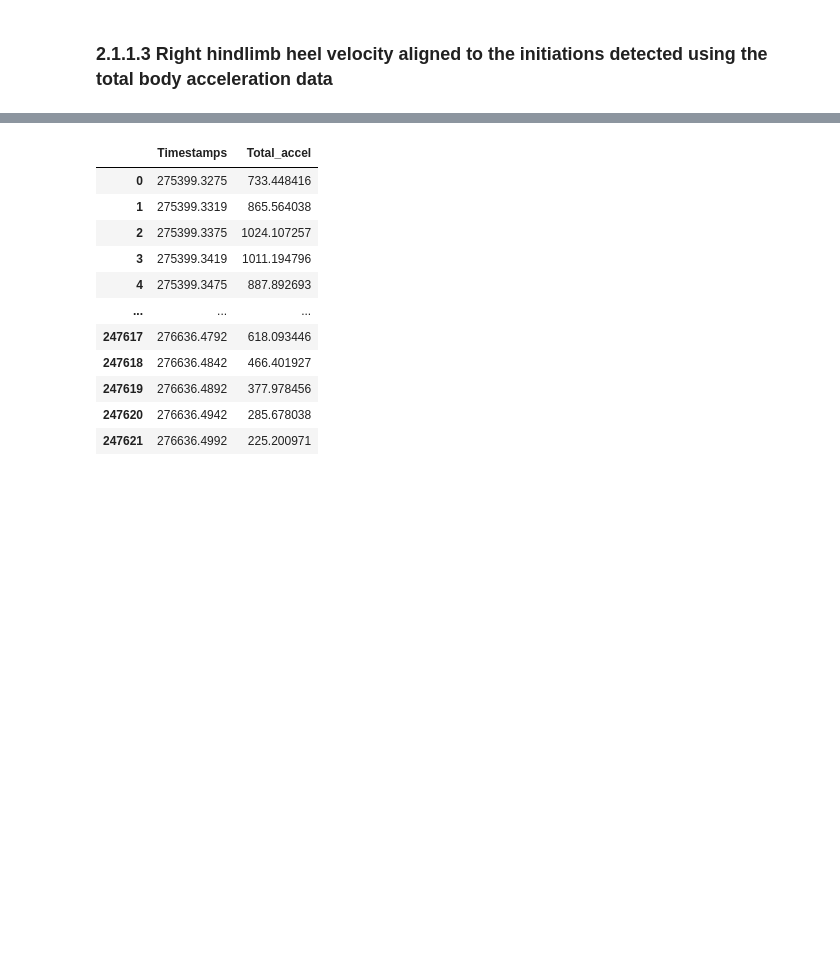
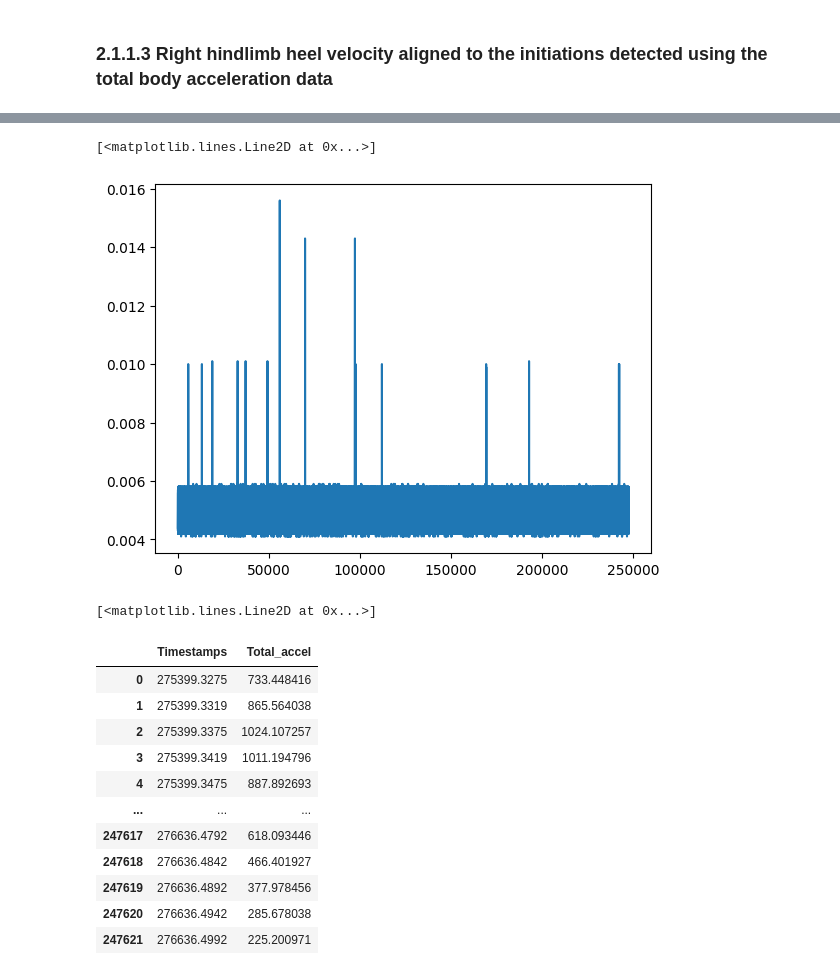
Before and after one commit to DiogoMeloNPU/eurDyscover_open_field_analysis, a Jupyter notebook: Single_session_analysis.ipynb, the cells around one changed output, grey strips where cells are left out. Drawn from its saved outputs; the diff is of its cells as text; code cells hidden in the pictures; blank space fills up the shorter version.

```diff
--- a/Single_session_analysis.ipynb
+++ b/Single_session_analysis.ipynb
@@ -1272,3 +1452,13 @@ plt.fill_betweenx(np.arange(ymin, ymax), beg_seq, end_seq, alpha = 0.2)
+# %%
+plt.plot(df_acceldata_accel['Timestamp'].diff())
+# %% [output]
+[<matplotlib.lines.Line2D at 0x...>]
+[figure, added]
+# %%
+%matplotlib tk
+plt.plot(total_accel_interpolation)
+# %% [output]
+[<matplotlib.lines.Line2D at 0x...>]
 # %%
 # in order to see the velocity aligned to the initiations detected using the accelerometer data, I need to interpolate the
 # timestamps, for the indexes where there was missing data, and use the timestamps to plot the psth of velocities when
```
Also changed, not shown: parts of 19 cells of this notebook.
